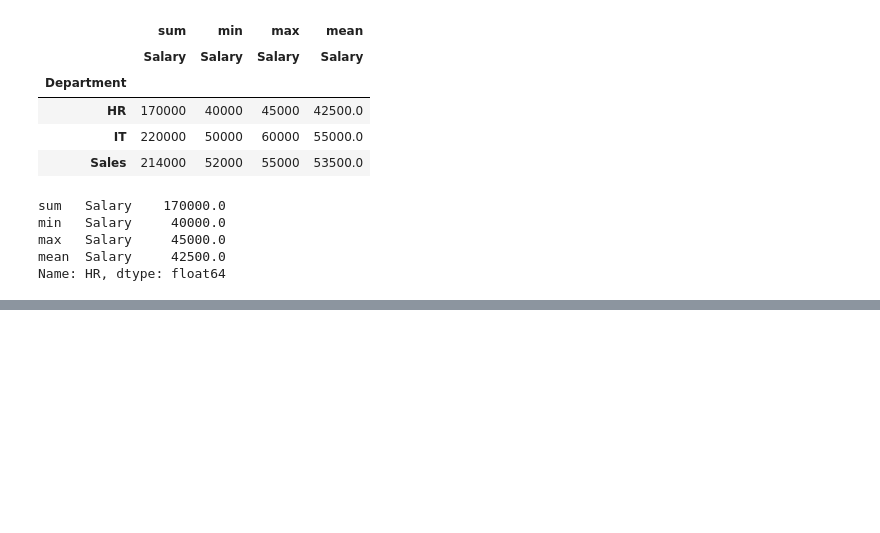
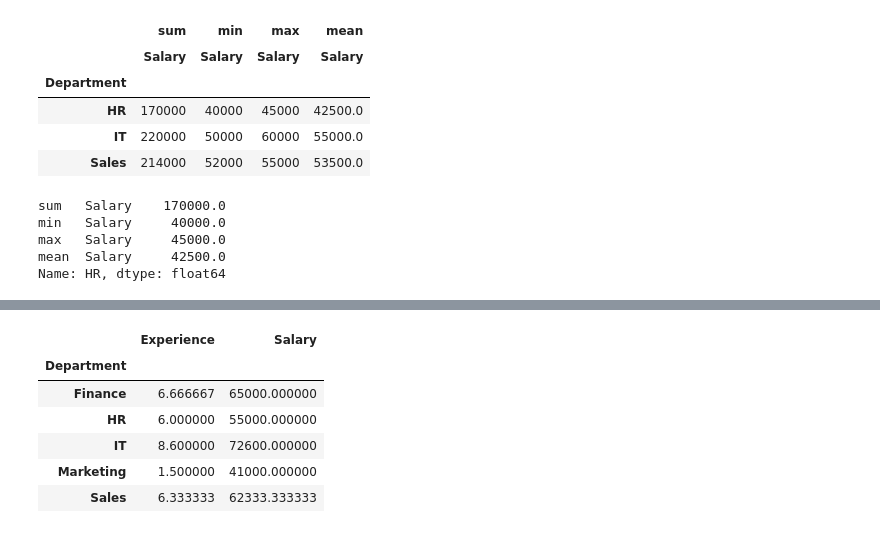
Before and after one commit to Mee-SUJAL/Pandas-Practice-, a Jupyter notebook: Employee_insights.ipynb, the cells around one changed output, grey strips where cells are left out. Cells and saved outputs as stored; diff of their text form; code cells hidden in the pictures; blank space fills up the shorter version.

```diff
--- a/Employee_insights.ipynb
+++ b/Employee_insights.ipynb
@@ -1653,0 +1655,10 @@ pd.pivot_table(df,index=['Department','Employee'],values=['Salary','Experience']
+# %%
+data['mean']
+# %% [output]
+|  | Experience | Salary |
+| Department |  |  |
+| Finance | 6.666667 | 65000.000000 |
+| HR | 6.000000 | 55000.000000 |
+| IT | 8.600000 | 72600.000000 |
+| Marketing | 1.500000 | 41000.000000 |
+| Sales | 6.333333 | 62333.333333 |
```
Also changed, not shown: parts of 16 cells of this notebook.
